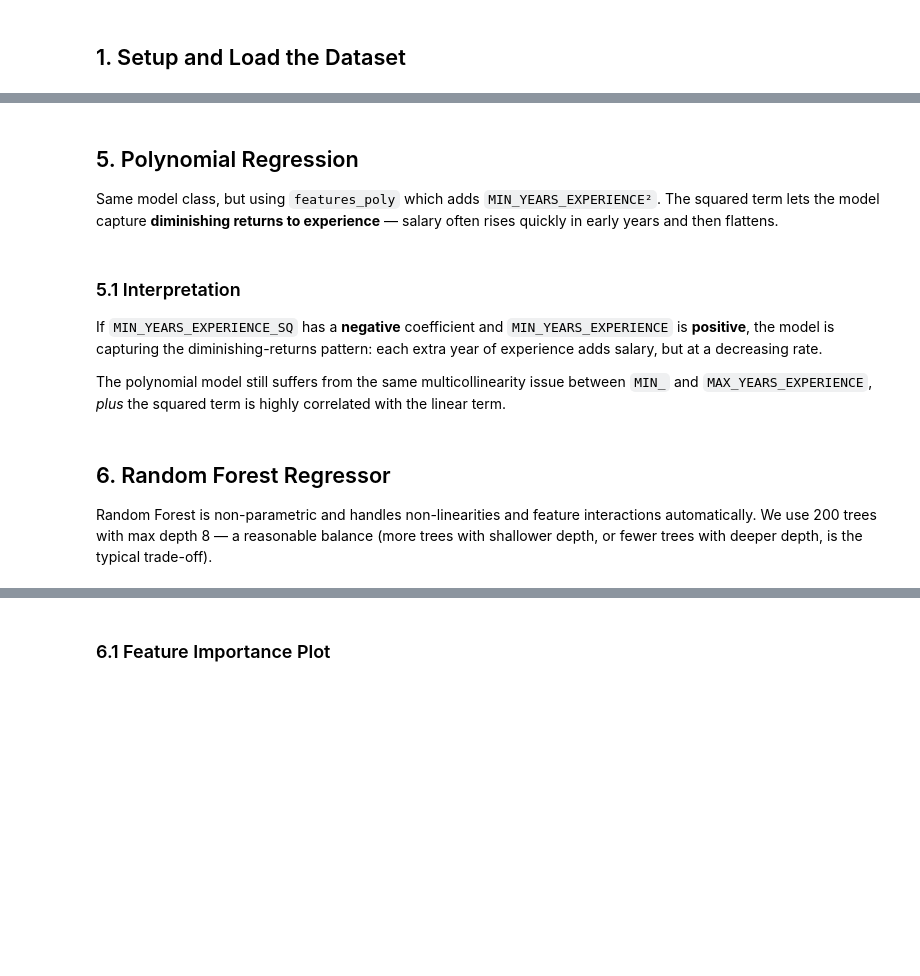
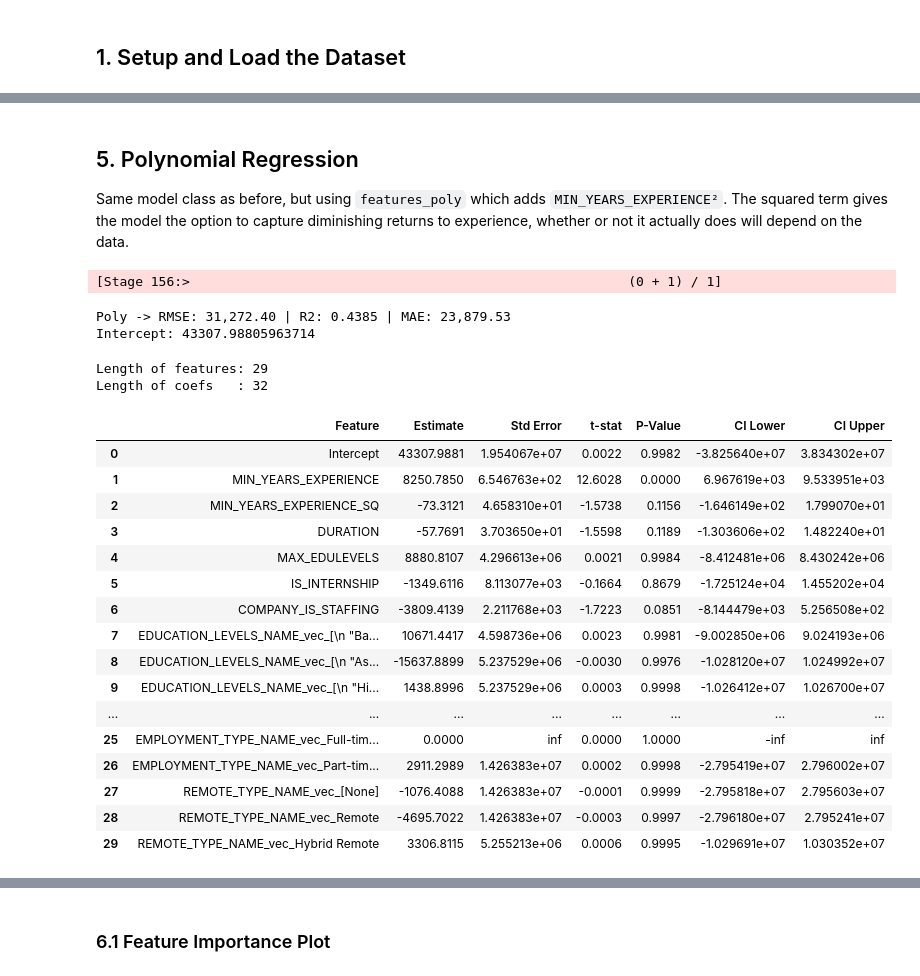
Before and after one commit to RMFCONDE/assignment5, a Jupyter notebook: M05_Assignment.ipynb, the cells around one changed output, grey strips where cells are left out. Saved outputs shown, nothing was run; the diff lists cells and outputs as text; code cells hidden in the pictures; blank space fills up the shorter version.

```diff
--- a/M05_Assignment.ipynb
+++ b/M05_Assignment.ipynb
@@ -159,13 +139,13 @@ We keep both for now to observe the effect, and flag it in the discussion below.
 # %%
-from pyspark.ml.regression import GeneralizedLinearRegression
+from pyspark.ml.regression import LinearRegression
 from pyspark.ml.evaluation import RegressionEvaluator
 
-glr = GeneralizedLinearRegression(
-    family="gaussian", link="identity",
+lr = LinearRegression(
     featuresCol="features", labelCol="SALARY",
-    maxIter=25, regParam=0.0
+    maxIter=25, regParam=0.001, elasticNetParam=0.0,
+    standardization=True, solver="normal"
 )
-glr_model = glr.fit(train)
+glr_model = lr.fit(train)
 glr_pred = glr_model.transform(test)
 
 def reg_metrics(pred_df, label="SALARY"):
@@ -175,6 +155,6 @@ def reg_metrics(pred_df, label="SALARY"):
     return rmse, r2, mae
 
 rmse, r2, mae = reg_metrics(glr_pred)
-print(f"GLR  -> RMSE: {rmse:,.2f} | R2: {r2:.4f} | MAE: {mae:,.2f}")
+print(f"LR  -> RMSE: {rmse:,.2f} | R2: {r2:.4f} | MAE: {mae:,.2f}")
 print("Intercept:", glr_model.intercept)
 # %% [output]
@@ -184,8 +164,6 @@ Intercept: 77917.4113540381
 # %%
-# Build feature names that match the assembled vector
 def expand_feature_names(pipeline_model, base_cols, cat_cols):
     names = list(base_cols)
-    # OneHotEncoder default dropLast=True -> drops the last category
     for c in cat_cols:
         idx_model = [s for s in pipeline_model.stages
                      if hasattr(s, "labels") and s.getInputCol() == c][0]
@@ -201,17 +179,15 @@ feature_names = expand_feature_names(
 )
 
 summary = glr_model.summary
-"""
+coefs = list(glr_model.coefficients)
 se    = list(summary.coefficientStandardErrors)
 tvals = list(summary.tValues)
 pvals = list(summary.pValues)
-"""
-# In PySpark GLR summary, the LAST entry of se/tvals/pvals corresponds to the intercept
+
+# LinearRegression summary: SE/t/p arrays include the intercept as the LAST element
 print("Length of features :", len(feature_names))
 print("Length of coefs    :", len(coefs))
-"""
 print("Length of se       :", len(se))
 print("Length of tvals    :", len(tvals))
 print("Length of pvals    :", len(pvals))
-"""
 # %% [output]
@@ -240,53 +240,69 @@ NameError: name 'se' is not defined
 # %% [markdown]
 ## 5. Polynomial Regression
 
-Same model class, but using `features_poly` which adds `MIN_YEARS_EXPERIENCE²`. The squared term lets the model capture **diminishing returns to experience** — salary often rises quickly in early years and then flattens.
+Same model class as before, but using `features_poly` which adds `MIN_YEARS_EXPERIENCE²`. The squared term gives the model the option to capture diminishing returns to experience, whether or not it actually does will depend on the data.
 # %%
-glr_poly = GeneralizedLinearRegression(
-    family="gaussian", link="identity",
+from pyspark.ml.regression import LinearRegression
+
+lr_poly = LinearRegression(
     featuresCol="features_poly", labelCol="SALARY",
-    maxIter=25, regParam=0.0
+    maxIter=25, regParam=0.001, elasticNetParam=0.0,
+    standardization=True, solver="normal"
 )
-poly_model = glr_poly.fit(train)
+poly_model = lr_poly.fit(train)
 poly_pred = poly_model.transform(test)
 
 rmse_p, r2_p, mae_p = reg_metrics(poly_pred)
 print(f"Poly -> RMSE: {rmse_p:,.2f} | R2: {r2_p:.4f} | MAE: {mae_p:,.2f}")
 print("Intercept:", poly_model.intercept)
+# %% [output]
+[Stage 156:>                                                        (0 + 1) / 1]
+Poly -> RMSE: 31,272.40 | R2: 0.4385 | MAE: 23,879.53
+Intercept: 43307.98805963714
 # %%
 poly_summary = poly_model.summary
 
-poly_feature_names = (["MIN_YEARS_EXPERIENCE", "MIN_YEARS_EXPERIENCE_SQ", "DURATION"]
+poly_feature_names = (["MIN_YEARS_EXPERIENCE", "MIN_YEARS_EXPERIENCE_SQ", "DURATION", "MAX_EDULEVELS"]
                       + boolean_num)
 for c in categorical:
     idx_model = [s for s in pipeline_model.stages
                  if hasattr(s, "labels") and s.getInputCol() == c][0]
     for lab in idx_model.labels[:-1]:
         poly_feature_names.append(f"{c}_vec_{lab}")
 
 p_coefs = list(poly_model.coefficients)
 p_se    = list(poly_summary.coefficientStandardErrors)
 p_t     = list(poly_summary.tValues)
 p_p     = list(poly_summary.pValues)
 
 print("Length of features:", len(poly_feature_names))
 print("Length of coefs   :", len(p_coefs))
 
 rows = [("Intercept", poly_model.intercept, p_se[-1], p_t[-1], p_p[-1])]
 for n, c, s, t, p in zip(poly_feature_names, p_coefs, p_se[:-1], p_t[:-1], p_p[:-1]):
     rows.append((n, c, s, t, p))
 
 poly_coef_df = pd.DataFrame(rows, columns=["Feature", "Estimate", "Std Error", "t-stat", "P-Value"])
 poly_coef_df["CI Lower"] = poly_coef_df["Estimate"] - 1.96 * poly_coef_df["Std Error"]
 poly_coef_df["CI Upper"] = poly_coef_df["Estimate"] + 1.96 * poly_coef_df["Std Error"]
 poly_coef_df.round(4)
+# %% [output]
+Length of features: 29
+Length of coefs   : 32
+|  | Feature | Estimate | Std Error | t-stat | P-Value | CI Lower | CI Upper |
+| 0 | Intercept | 43307.9881 | 1.954067e+07 | 0.0022 | 0.9982 | -3.825640e+07 | 3.834302e+07 |
+| 1 | MIN_YEARS_EXPERIENCE | 8250.7850 | 6.546763e+02 | 12.6028 | 0.0000 | 6.967619e+03 | 9.533951e+03 |
+| 2 | MIN_YEARS_EXPERIENCE_SQ | -73.3121 | 4.658310e+01 | -1.5738 | 0.1156 | -1.646149e+02 | 1.799070e+01 |
+| 3 | DURATION | -57.7691 | 3.703650e+01 | -1.5598 | 0.1189 | -1.303606e+02 | 1.482240e+01 |
+| 4 | MAX_EDULEVELS | 8880.8107 | 4.296613e+06 | 0.0021 | 0.9984 | -8.412481e+06 | 8.430242e+06 |
+| 5 | IS_INTERNSHIP | -1349.6116 | 8.113077e+03 | -0.1664 | 0.8679 | -1.725124e+04 | 1.455202e+04 |
+| 6 | COMPANY_IS_STAFFING | -3809.4139 | 2.211768e+03 | -1.7223 | 0.0851 | -8.144479e+03 | 5.256508e+02 |
+| 7 | EDUCATION_LEVELS_NAME_vec_[\n "Ba... | 10671.4417 | 4.598736e+06 | 0.0023 | 0.9981 | -9.002850e+06 | 9.024193e+06 |
+| 8 | EDUCATION_LEVELS_NAME_vec_[\n "As... | -15637.8899 | 5.237529e+06 | -0.0030 | 0.9976 | -1.028120e+07 | 1.024992e+07 |
+| 9 | EDUCATION_LEVELS_NAME_vec_[\n "Hi... | 1438.8996 | 5.237529e+06 | 0.0003 | 0.9998 | -1.026412e+07 | 1.026700e+07 |
+| ... | ... | ... | ... | ... | ... | ... | ... |
+| 25 | EMPLOYMENT_TYPE_NAME_vec_Full-tim... | 0.0000 | inf | 0.0000 | 1.0000 | -inf | inf |
+| 26 | EMPLOYMENT_TYPE_NAME_vec_Part-tim... | 2911.2989 | 1.426383e+07 | 0.0002 | 0.9998 | -2.795419e+07 | 2.796002e+07 |
+| 27 | REMOTE_TYPE_NAME_vec_[None] | -1076.4088 | 1.426383e+07 | -0.0001 | 0.9999 | -2.795818e+07 | 2.795603e+07 |
+| 28 | REMOTE_TYPE_NAME_vec_Remote | -4695.7022 | 1.426383e+07 | -0.0003 | 0.9997 | -2.796180e+07 | 2.795241e+07 |
+| 29 | REMOTE_TYPE_NAME_vec_Hybrid Remote | 3306.8115 | 5.255213e+06 | 0.0006 | 0.9995 | -1.029691e+07 | 1.030352e+07 |
-# %% [markdown]
-### 5.1 Interpretation
-
-If `MIN_YEARS_EXPERIENCE_SQ` has a **negative** coefficient and `MIN_YEARS_EXPERIENCE` is **positive**, the model is capturing the diminishing-returns pattern: each extra year of experience adds salary, but at a decreasing rate.
-
-The polynomial model still suffers from the same multicollinearity issue between `MIN_` and `MAX_YEARS_EXPERIENCE`, *plus* the squared term is highly correlated with the linear term.
-# %% [markdown]
-## 6. Random Forest Regressor
-
-Random Forest is non-parametric and handles non-linearities and feature interactions automatically. We use 200 trees with max depth 8 — a reasonable balance (more trees with shallower depth, or fewer trees with deeper depth, is the typical trade-off).
```
Also changed, not shown: parts of 26 cells of this notebook.
